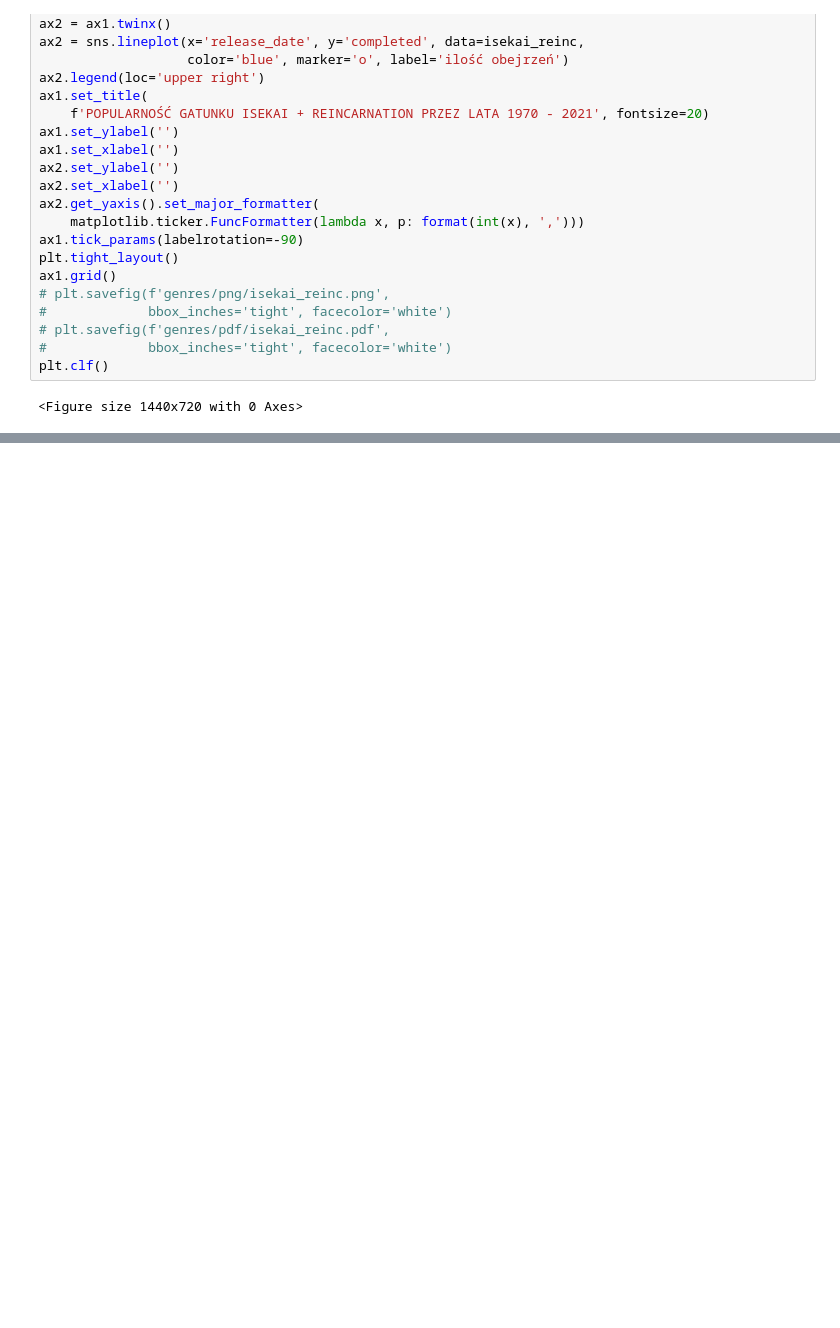
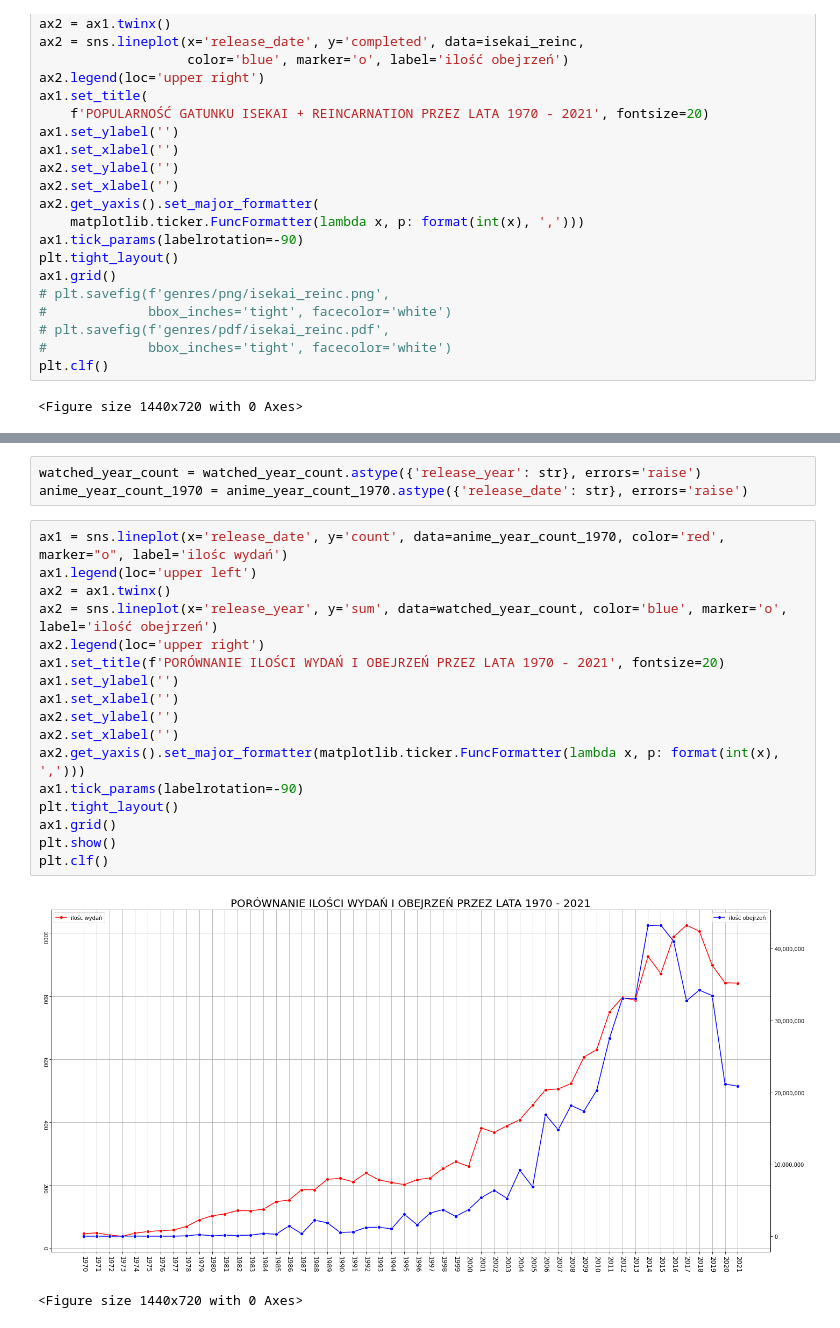
Before and after one commit to BloodyShrimp/Visualizing_Anime, a Jupyter notebook: data_refining.ipynb, the cells around one changed output, grey strips where cells are left out. Drawn from its saved outputs; the diff is of its cells as text; blank space fills up the shorter version.

```diff
--- a/data_refining.ipynb
+++ b/data_refining.ipynb
@@ -496,0 +558,23 @@ plt.clf()
+# %%
+watched_year_count = watched_year_count.astype({'release_year': str}, errors='raise')
+anime_year_count_1970 = anime_year_count_1970.astype({'release_date': str}, errors='raise')
+# %%
+ax1 = sns.lineplot(x='release_date', y='count', data=anime_year_count_1970, color='red', marker="o", label='ilośc wydań')
+ax1.legend(loc='upper left')
+ax2 = ax1.twinx()
+ax2 = sns.lineplot(x='release_year', y='sum', data=watched_year_count, color='blue', marker='o', label='ilość obejrzeń')
+ax2.legend(loc='upper right')
+ax1.set_title(f'PORÓWNANIE ILOŚCI WYDAŃ I OBEJRZEŃ PRZEZ LATA 1970 - 2021', fontsize=20)
+ax1.set_ylabel('')
+ax1.set_xlabel('')
+ax2.set_ylabel('')
+ax2.set_xlabel('')
+ax2.get_yaxis().set_major_formatter(matplotlib.ticker.FuncFormatter(lambda x, p: format(int(x), ',')))
+ax1.tick_params(labelrotation=-90)
+plt.tight_layout()
+ax1.grid()
+plt.show()
+plt.clf()
+# %% [output]
+[figure, added]
+<Figure size 1440x720 with 0 Axes>
```
Also changed, not shown: parts of 4 cells of this notebook.
